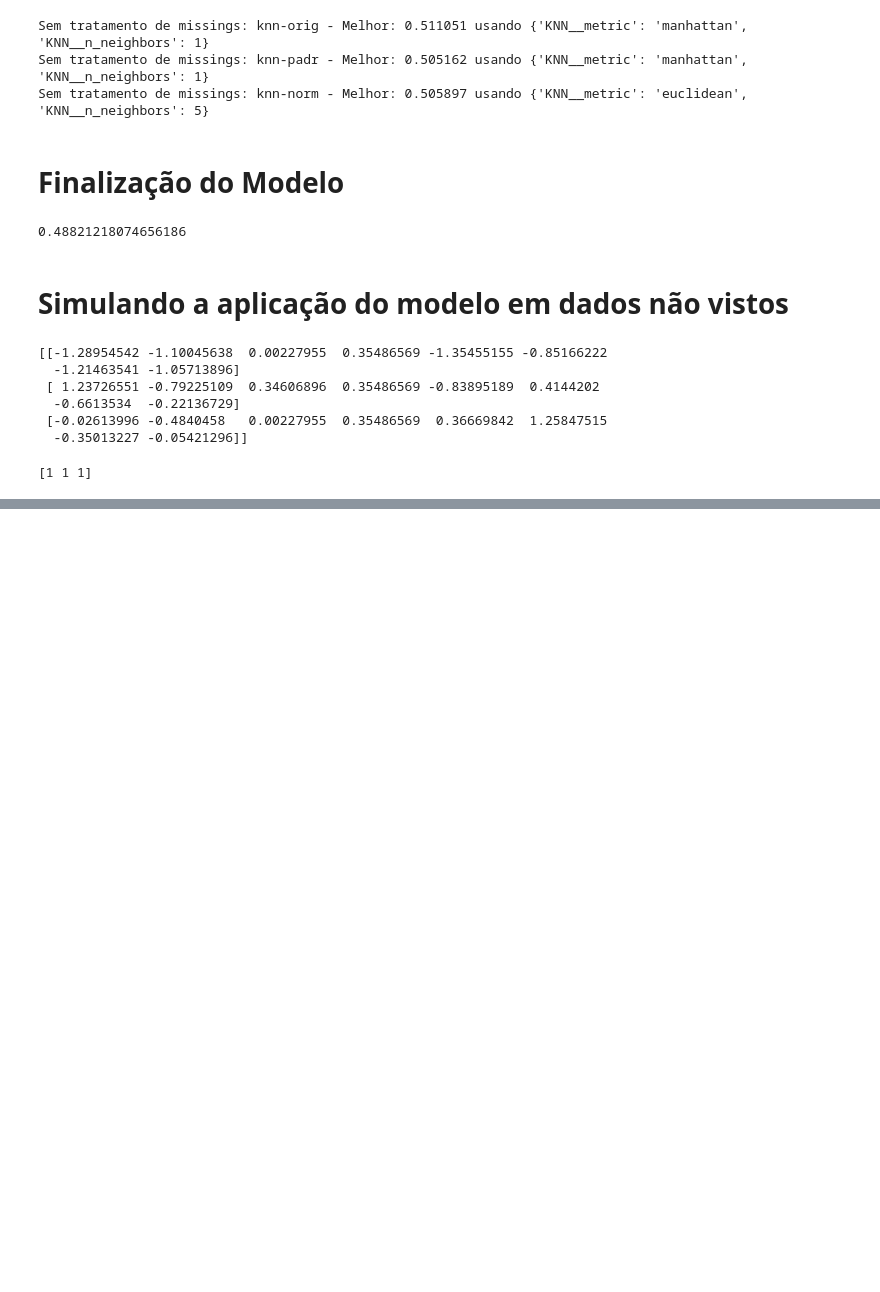
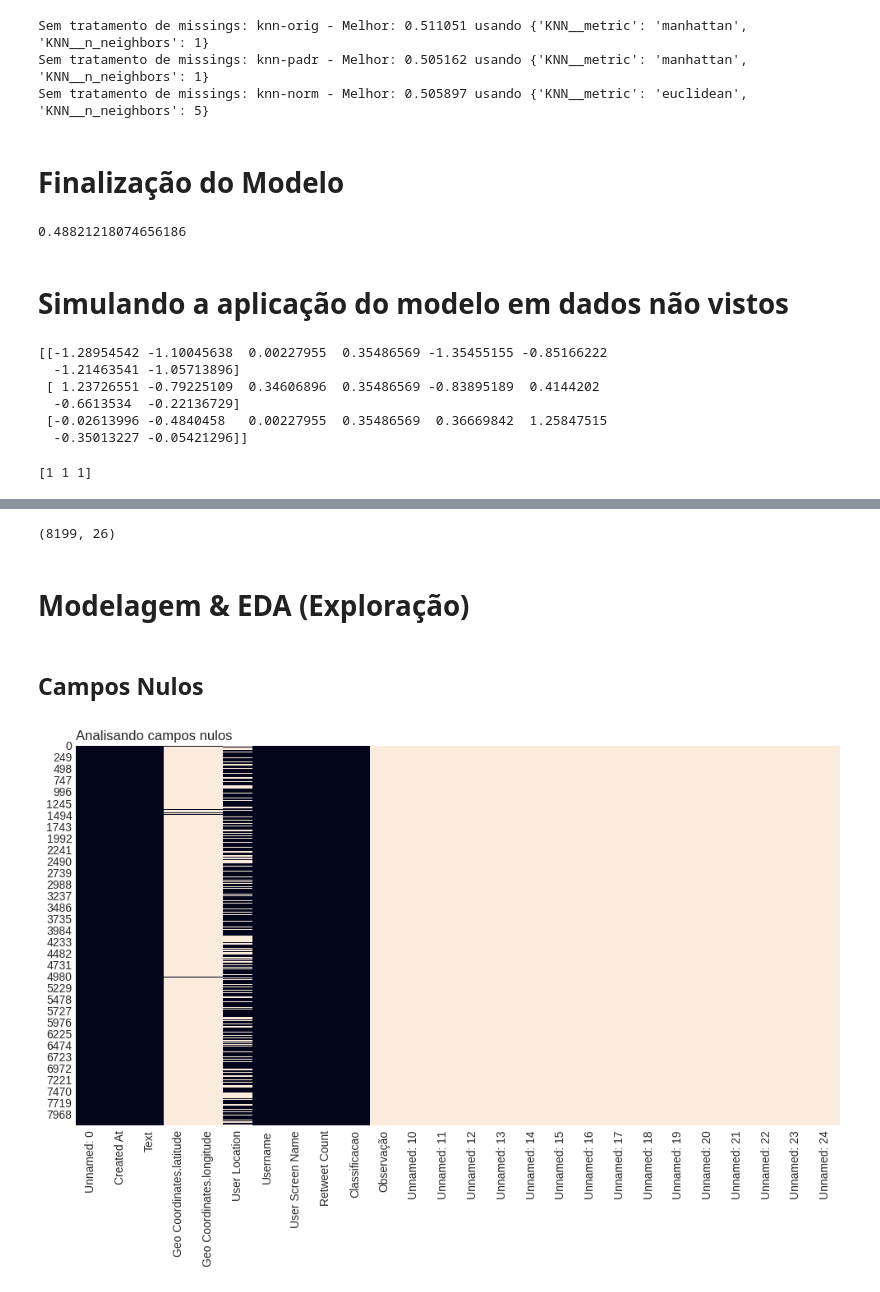
Before and after one commit to ThiagoPedrazi/MVPPuc_Sprint2, a Jupyter notebook: MVP_Sprint2A_ThiagoPedrazi.ipynb, the cells around one changed output, grey strips where cells are left out. Cells and saved outputs as stored; diff of their text form; code cells hidden in the pictures; blank space fills up the shorter version.

```diff
--- a/MVP_Sprint2A_ThiagoPedrazi.ipynb
+++ b/MVP_Sprint2A_ThiagoPedrazi.ipynb
@@ -353,0 +360,11 @@ print(saidas)
+# %%
+# Projeto B - Deep learning
+
+# Informa a URL de importação do dataset
+url = "https://raw.githubusercontent.com/ThiagoPedrazi/MVPPuc_Sprint2/MVP_PUC_ThiagoPedrazi/Tweets_Mg.csv"
+
+# Lê o arquivo
+Base_Dados = pd.read_csv(url, delimiter=',')
+
+# Mostra as primeiras 10 linhas do dataset
+dataset.head(10)
@@ -353,0 +383,17 @@ print(saidas)
+# %%
+# Dimensão
+Base_Dados.shape
+# %% [output]
+(8199, 26)
+# %% [markdown]
+# **Modelagem & EDA (Exploração)**
+# %% [markdown]
+## **Campos Nulos**
+# %%
+# campos nulos
+Nulos = Base_Dados.isnull()
+
+plt.title('Analisando campos nulos', loc='left')
+sns.heatmap( Nulos, cbar=False );
+# %% [output]
+[figure, added]
```
Also changed, not shown: parts of 28 cells of this notebook.
